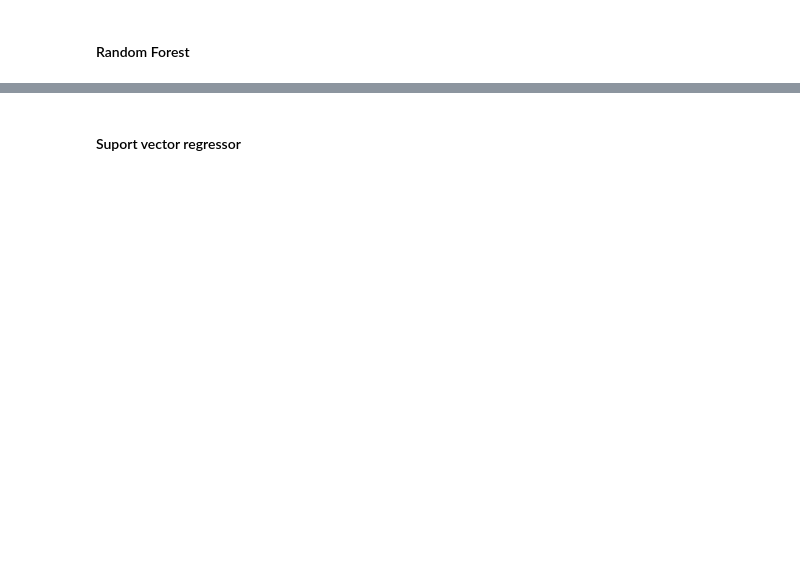
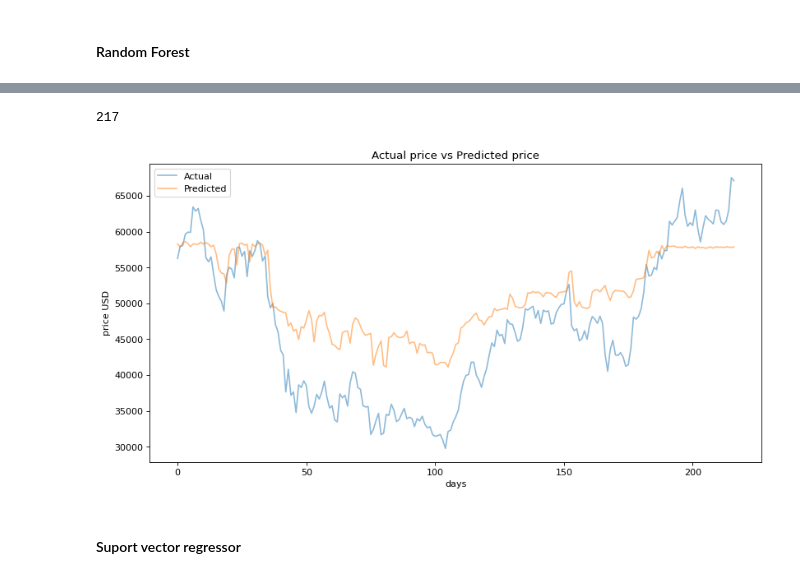
Before and after one commit to ostapkharysh/CryptocurrencyPredictionOnFundamentalData, a Jupyter notebook: Cryptoasset_price.ipynb, the cells around one changed output, grey strips where cells are left out. Cells and saved outputs as stored; diff of their text form; code cells hidden in the pictures; blank space fills up the shorter version.

```diff
--- a/Cryptoasset_price.ipynb
+++ b/Cryptoasset_price.ipynb
@@ -355,3 +368,18 @@ r2_score(y_valid, results_valid)
+# %%
+y_valid.shape[0]
+# %% [output]
+217
+# %%
+figure(figsize=(12, 6), dpi=80)
+plt.plot(y_valid.values, label = "Actual", alpha=0.5)
+plt.plot(results_valid , label = "Predicted", alpha=0.5)
+plt.xlabel("days")
+plt.ylabel("price USD")
+plt.title("Actual price vs Predicted price")
+plt.legend()
+plt.show()
+# %% [output]
+[figure, added]
 # %% [markdown]
 #### Suport vector regressor
 # %%
```
Also changed, not shown: parts of 23 cells of this notebook.
